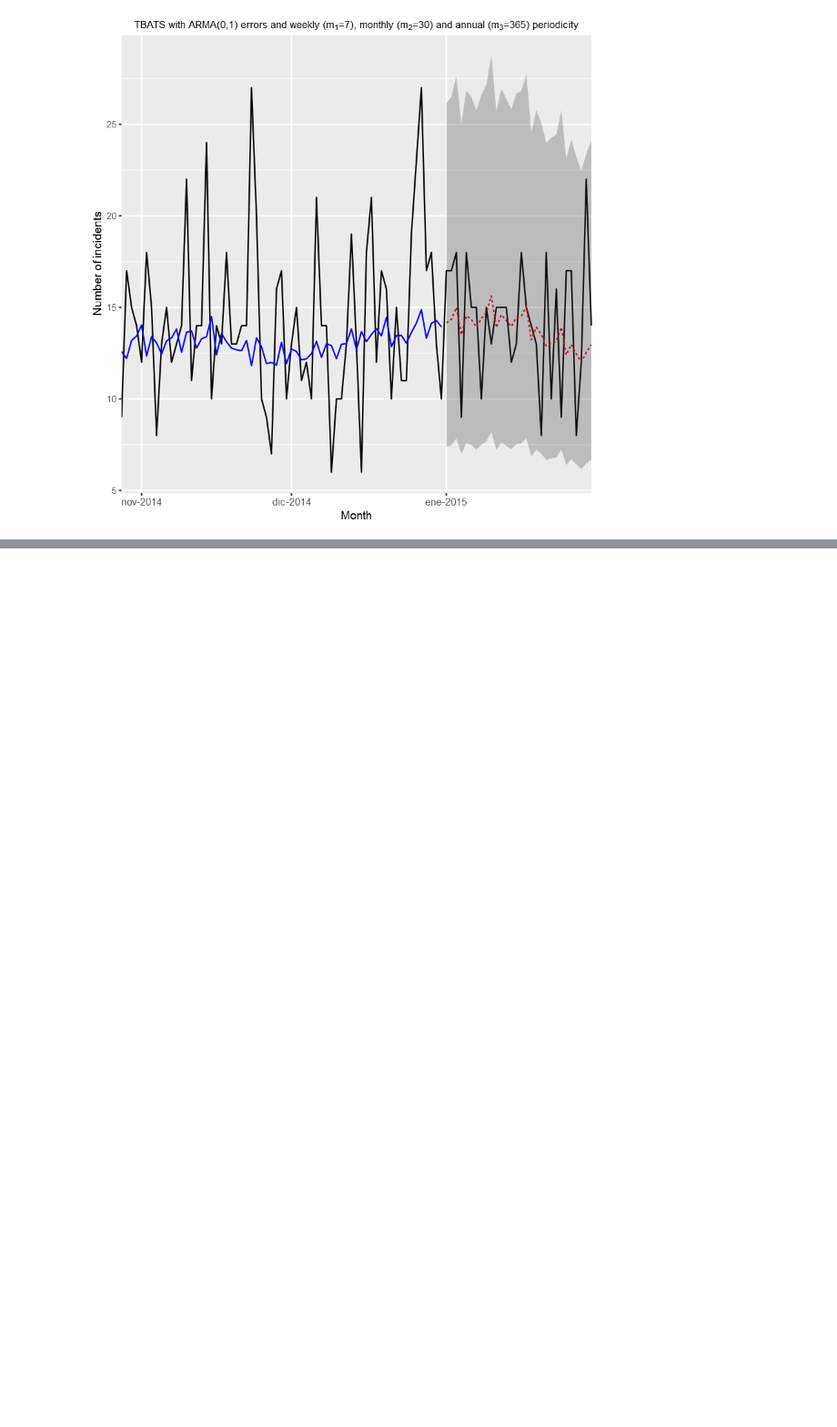
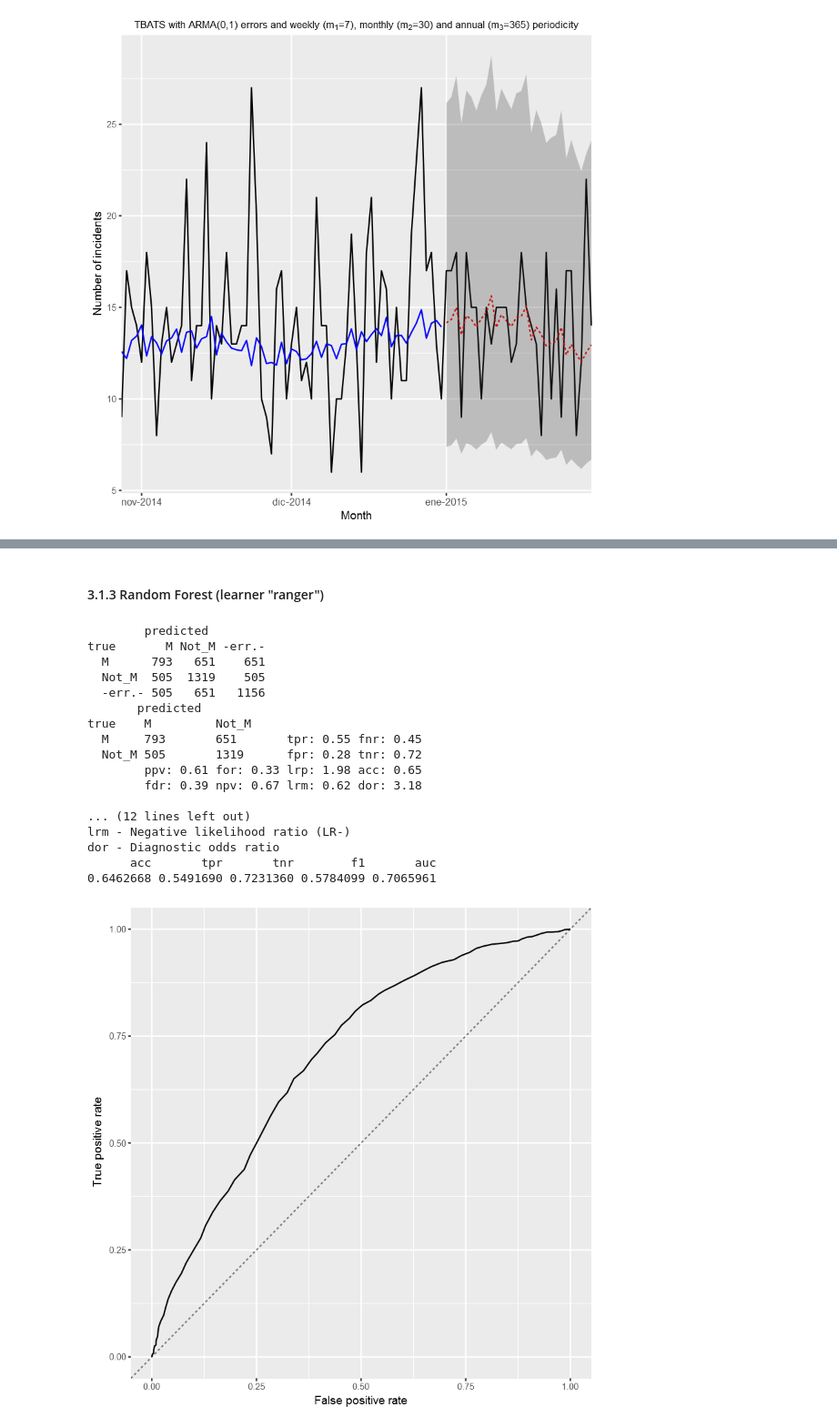
Before and after one commit to taroull/Notebook-112_Prediction_Classification, a Jupyter notebook: Statistical modelling of incidents data.ipynb, the cells around one changed output, grey strips where cells are left out. Shown at 91% size. Saved outputs shown, nothing was run; the diff lists cells and outputs as text; code cells hidden in the pictures; blank space fills up the shorter version.

```diff
--- a/Statistical modelling of incidents data.ipynb
+++ b/Statistical modelling of incidents data.ipynb
@@ -90,0 +307,33 @@ Warning message:
+# %% [markdown]
+#### 3.1.3 Random Forest (learner "ranger")
+# %%
+mlr.learner.ranger = makeLearner(
+  "classif.ranger",
+  predict.type = "prob",
+  num.trees = 1300,
+  num.threads = detectCores() - 1,
+  verbose = T
+  )
+# %%
+training.model = mlr::train(mlr.learner.ranger, mlr.task.training)
+mlr.predict = predict(training.model, mlr.task.testing)
+perf_ROC(mlr.predict)
+# %% [output]
+        predicted
+true       M Not_M -err.-
+  M      793   651    651
+  Not_M  505  1319    505
+  -err.- 505   651   1156
+       predicted
+true    M         Not_M
+  M     793       651       tpr: 0.55 fnr: 0.45
+  Not_M 505       1319      fpr: 0.28 tnr: 0.72
+        ppv: 0.61 for: 0.33 lrp: 1.98 acc: 0.65
+        fdr: 0.39 npv: 0.67 lrm: 0.62 dor: 3.18
+
+... (12 lines left out)
+lrm - Negative likelihood ratio (LR-)
+dor - Diagnostic odds ratio
+      acc       tpr       tnr        f1       auc
+0.6462668 0.5491690 0.7231360 0.5784099 0.7065961
+[figure, added]
```
Also changed, not shown: parts of 26 cells of this notebook, 5 other files.
